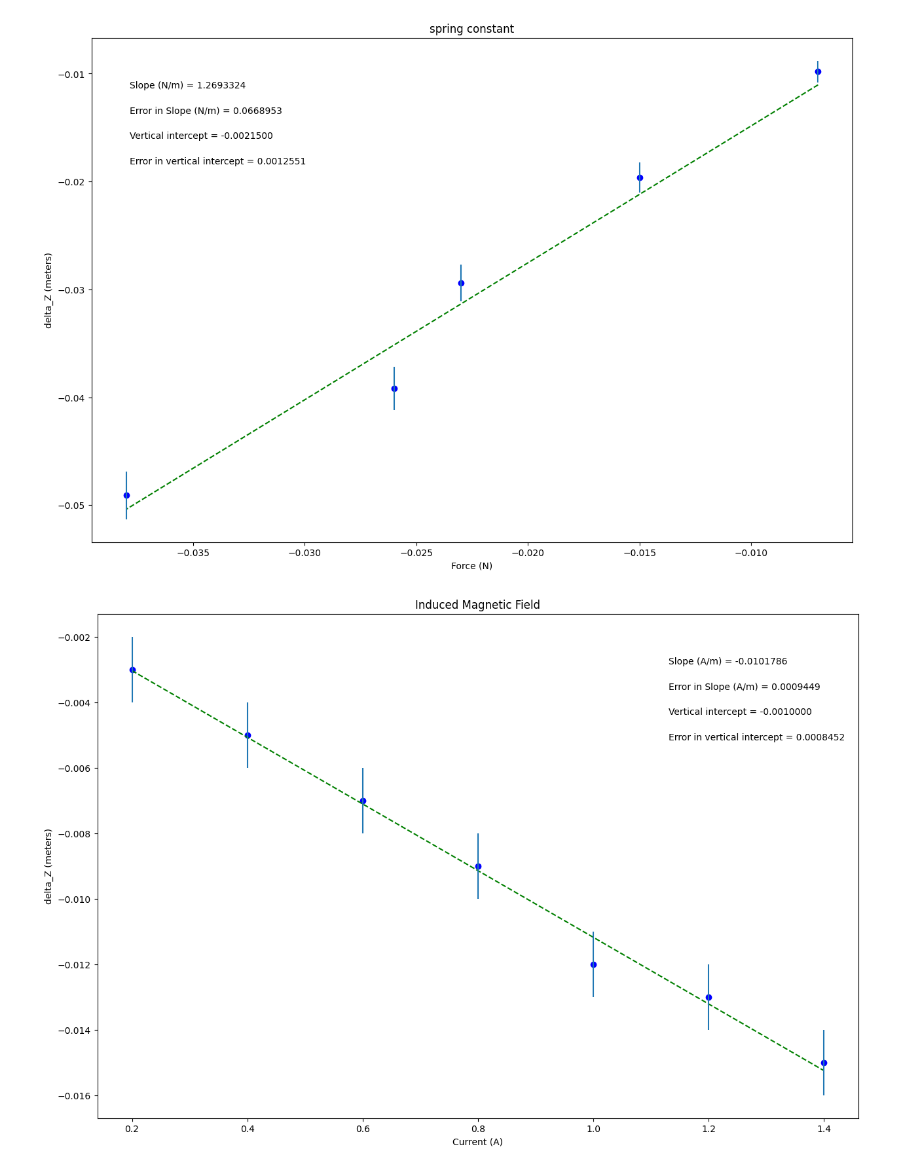
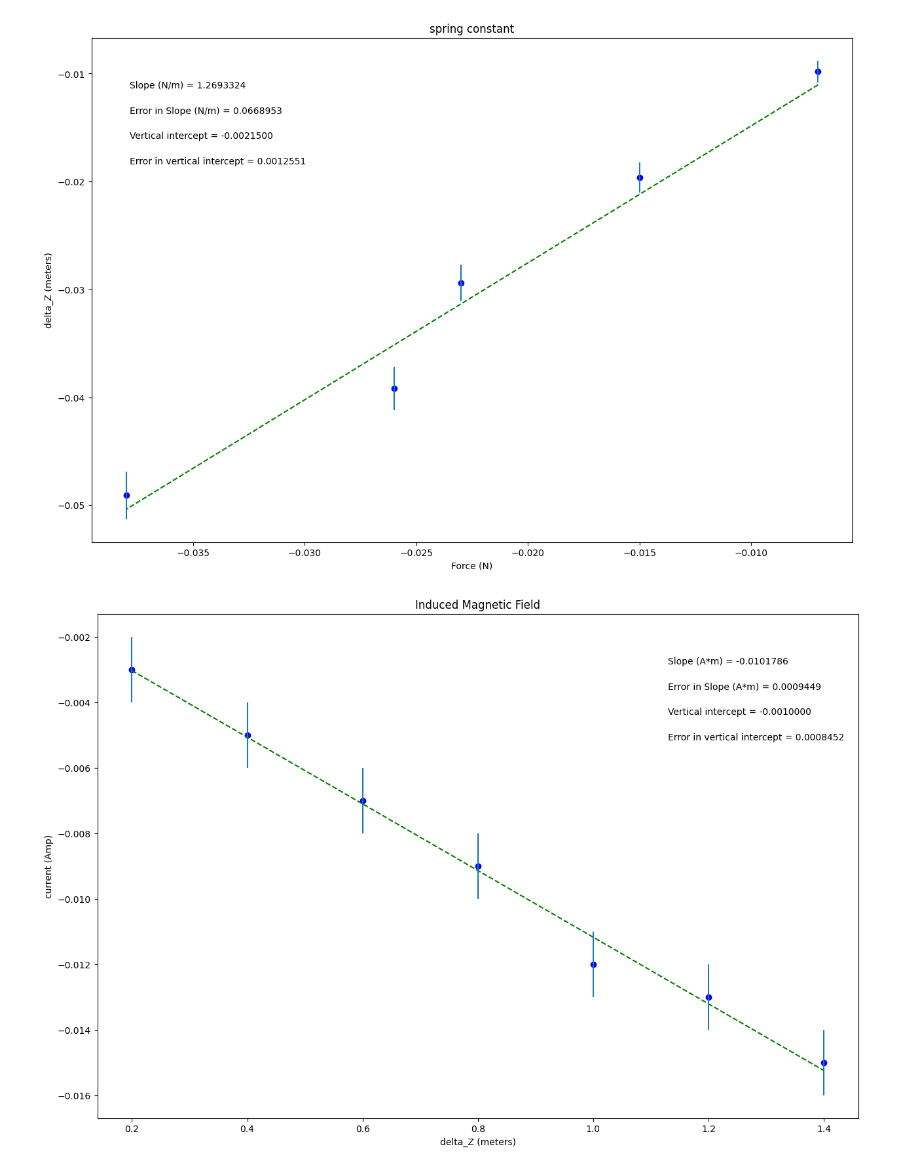
Before and after one commit to Drewsive/PHSXlab, a Jupyter notebook: phsx_lab7_MagneticDipoleMoment.ipynb, the cells around one changed output. Saved outputs shown, nothing was run; the diff lists cells and outputs as text; code cells hidden in the pictures.

```diff
--- a/phsx_lab7_MagneticDipoleMoment.ipynb
+++ b/phsx_lab7_MagneticDipoleMoment.ipynb
@@ -158,9 +158,9 @@ dy = err_yvariable_changeme        #this should be your error in y array
 #UPDATE EACH OF THESE 4 STRINGS FOR YOUR PLOT LABELS AS YOU WANT THEM TO APPEAR
 
 plot_title= 'Induced Magnetic Field'
-x_label= 'Current (A)'
-y_label= 'delta_Z (meters)'
-slope_units= 'A/m'
+x_label= 'delta_Z (meters)'
+y_label= 'current (Amp)'
+slope_units= 'A*m'
 
 #UPDATE ANNOTATION PLACEMENT SO IT'S OUT OF WAY OF PLOTTED DATA AND BEST FIT LINE
 #integer from 1 to 4, top R corner is 1 (counter-clockwise from there)
@@ -212,31 +212,31 @@ elif annotation_placement==3 or annotation_placement==4:
 #Don't need to change anything in this section!
 
 #Plot data on graph. Plot error bars and place values for slope,
 #error in slope, and vertical intercept (plus error) on the plot using "annotate"
 
 plt.figure(figsize=(15,10))
 
 plt.plot(x, fit, color='green', linestyle='--')
 plt.scatter(x, y, color='blue', marker='o')
 
 plt.xlabel(x_label)
 plt.ylabel(y_label)
 plt.title(plot_title)
 
 plt.errorbar(x, y, yerr=dy, xerr=None, fmt="none") #don't need to plot x error bars
 
 plt.annotate('Slope ({}) = {value:.{digits}f}'.format(slope_units,value=m, digits=7),
              (xpos, ypos[0]), xycoords='axes fraction')
 
 plt.annotate('Error in Slope ({}) = {value:.{digits}f}'.format(slope_units,value=dm, digits=7),
              (xpos, ypos[1]), xycoords='axes fraction')
 
 plt.annotate('Vertical intercept = {value:.{digits}f}'.format(value=b, digits=7),
              (xpos, ypos[2]), xycoords='axes fraction')
 
 plt.annotate('Error in vertical intercept = {value:.{digits}f}'.format(value=db, digits=7),
              (xpos, ypos[3]), xycoords='axes fraction')
 
 plt.show()
 # %% [output]
-[figure, old version]
+[figure, new version]
```
